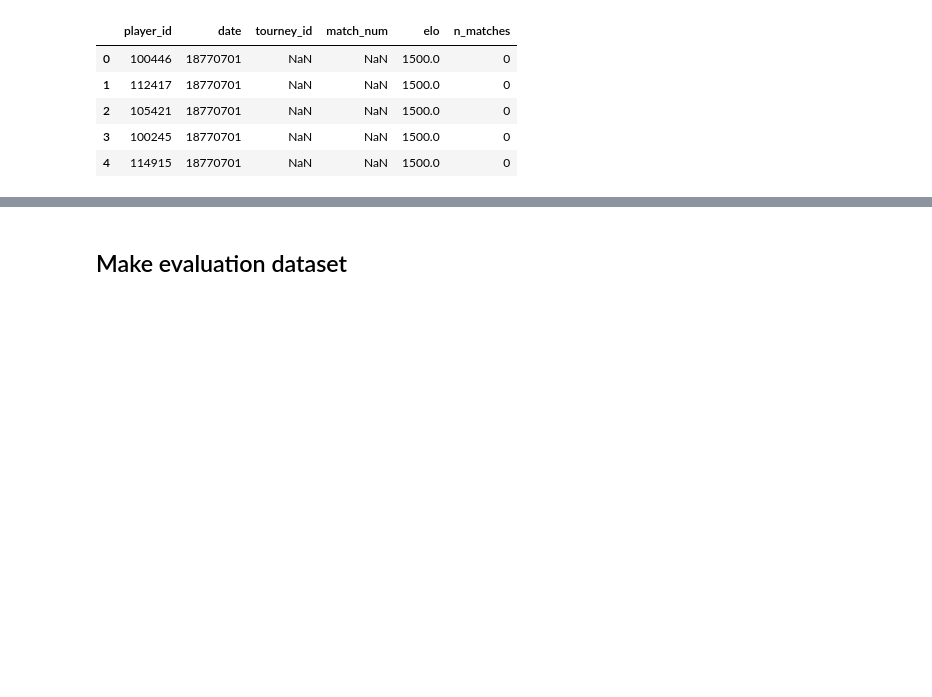
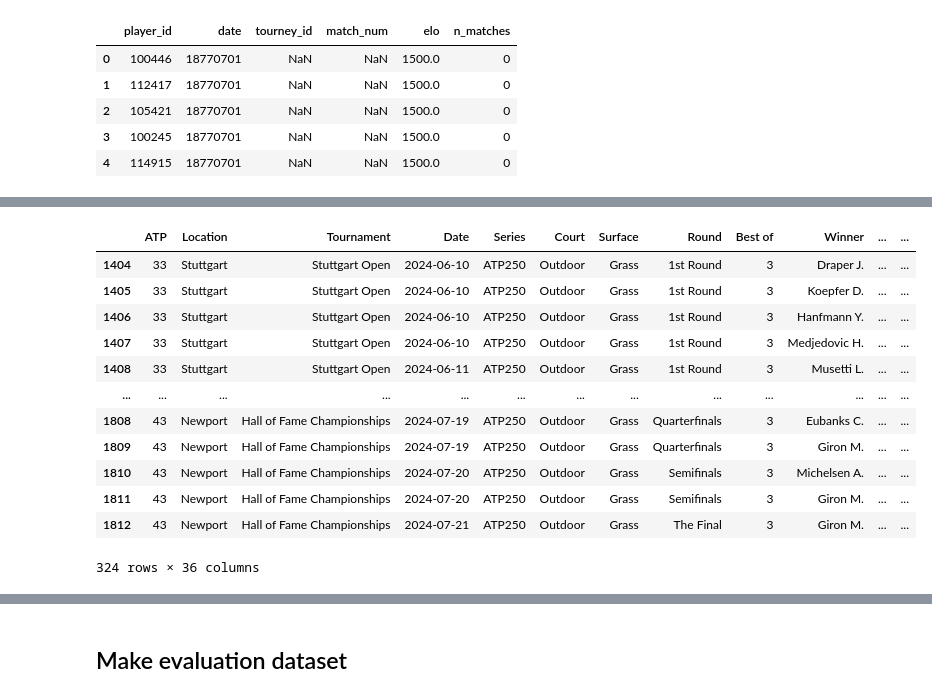
Before and after one commit to p-gourseaud/tennis-predictor, a Jupyter notebook: notebooks/1.1-pg-data-exploration2.ipynb, the cells around one changed output, grey strips where cells are left out. Saved outputs shown, nothing was run; the diff lists cells and outputs as text; code cells hidden in the pictures; blank space fills up the shorter version.

```diff
--- a/notebooks/1.1-pg-data-exploration2.ipynb
+++ b/notebooks/1.1-pg-data-exploration2.ipynb
@@ -282,0 +457,16 @@ df_matches
+# %%
+df_odds_men
+# %% [output]
+|  | ATP | Location | Tournament | Date | Series | Court | Surface | Round | Best of | Winner | ... | ... |
+| 1404 | 33 | Stuttgart | Stuttgart Open | 2024-06-10 | ATP250 | Outdoor | Grass | 1st Round | 3 | Draper J. | ... | ... |
+| 1405 | 33 | Stuttgart | Stuttgart Open | 2024-06-10 | ATP250 | Outdoor | Grass | 1st Round | 3 | Koepfer D. | ... | ... |
+| 1406 | 33 | Stuttgart | Stuttgart Open | 2024-06-10 | ATP250 | Outdoor | Grass | 1st Round | 3 | Hanfmann Y. | ... | ... |
+| 1407 | 33 | Stuttgart | Stuttgart Open | 2024-06-10 | ATP250 | Outdoor | Grass | 1st Round | 3 | Medjedovic H. | ... | ... |
+| 1408 | 33 | Stuttgart | Stuttgart Open | 2024-06-11 | ATP250 | Outdoor | Grass | 1st Round | 3 | Musetti L. | ... | ... |
+| ... | ... | ... | ... | ... | ... | ... | ... | ... | ... | ... | ... | ... |
+| 1808 | 43 | Newport | Hall of Fame Championships | 2024-07-19 | ATP250 | Outdoor | Grass | Quarterfinals | 3 | Eubanks C. | ... | ... |
+| 1809 | 43 | Newport | Hall of Fame Championships | 2024-07-19 | ATP250 | Outdoor | Grass | Quarterfinals | 3 | Giron M. | ... | ... |
+| 1810 | 43 | Newport | Hall of Fame Championships | 2024-07-20 | ATP250 | Outdoor | Grass | Semifinals | 3 | Michelsen A. | ... | ... |
+| 1811 | 43 | Newport | Hall of Fame Championships | 2024-07-20 | ATP250 | Outdoor | Grass | Semifinals | 3 | Giron M. | ... | ... |
+| 1812 | 43 | Newport | Hall of Fame Championships | 2024-07-21 | ATP250 | Outdoor | Grass | The Final | 3 | Giron M. | ... | ... |
+324 rows × 36 columns
```
Also changed, not shown: parts of 23 cells of this notebook.
